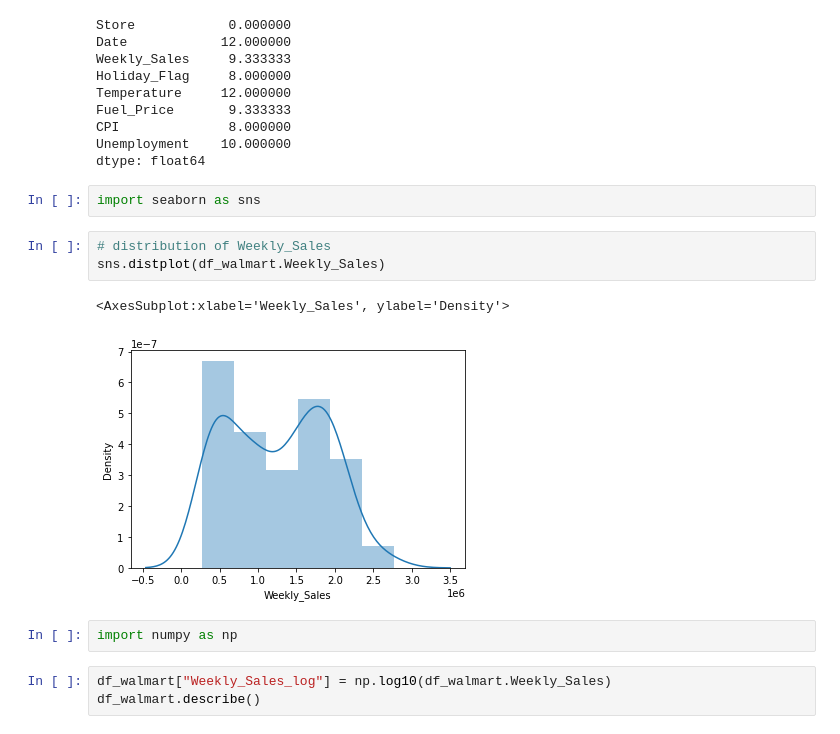
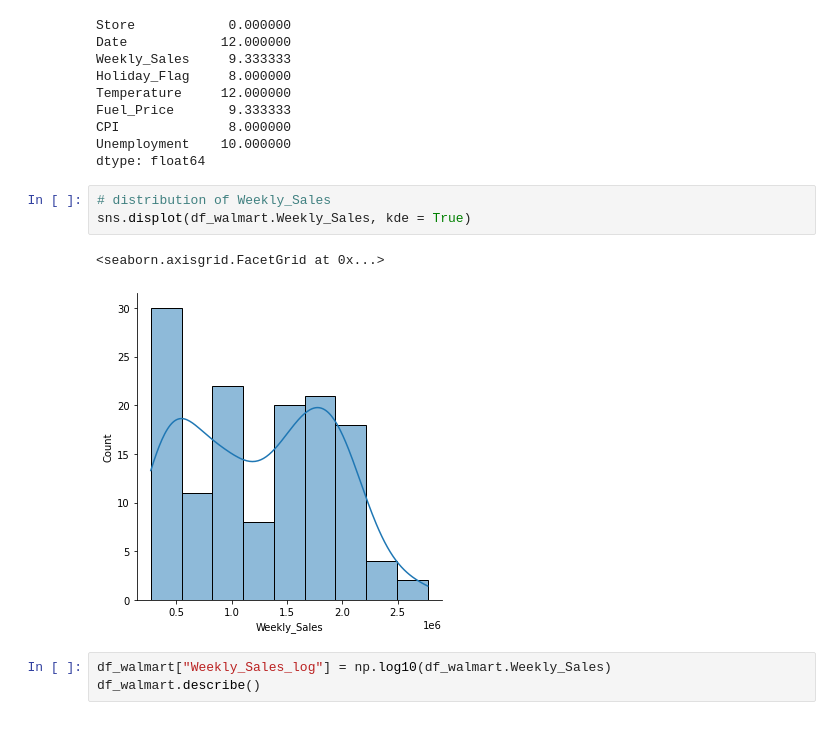
Before and after one commit to Stylomines/walmart_sales, a Jupyter notebook: walmart_project.ipynb, the cells around one changed output. Cells and saved outputs as stored; diff of their text form.

```diff
--- a/walmart_project.ipynb
+++ b/walmart_project.ipynb
@@ -61,16 +66,12 @@ Fuel_Price       9.333333
 CPI              8.000000
 Unemployment    10.000000
 dtype: float64
-# %%
-import seaborn as sns
 # %%
 # distribution of Weekly_Sales
-sns.distplot(df_walmart.Weekly_Sales)
+sns.displot(df_walmart.Weekly_Sales, kde = True)
 # %% [output]
-<AxesSubplot:xlabel='Weekly_Sales', ylabel='Density'>
+<seaborn.axisgrid.FacetGrid at 0x...>
-[figure, old version]
+[figure, new version]
-# %%
-import numpy as np
 # %%
 df_walmart["Weekly_Sales_log"] = np.log10(df_walmart.Weekly_Sales)
 df_walmart.describe()
```
Also changed, not shown: parts of 16 cells of this notebook.
